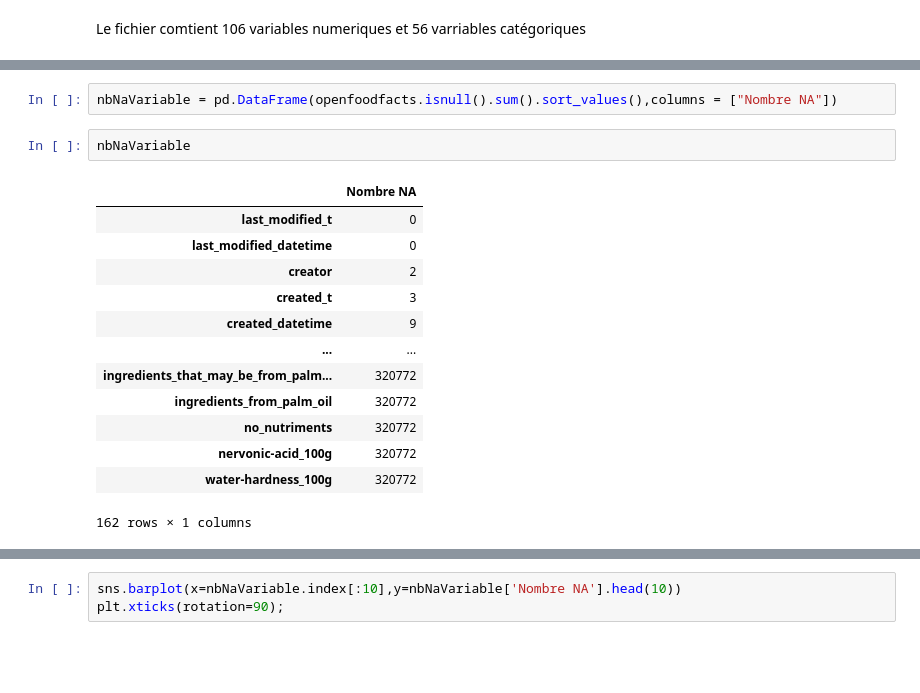
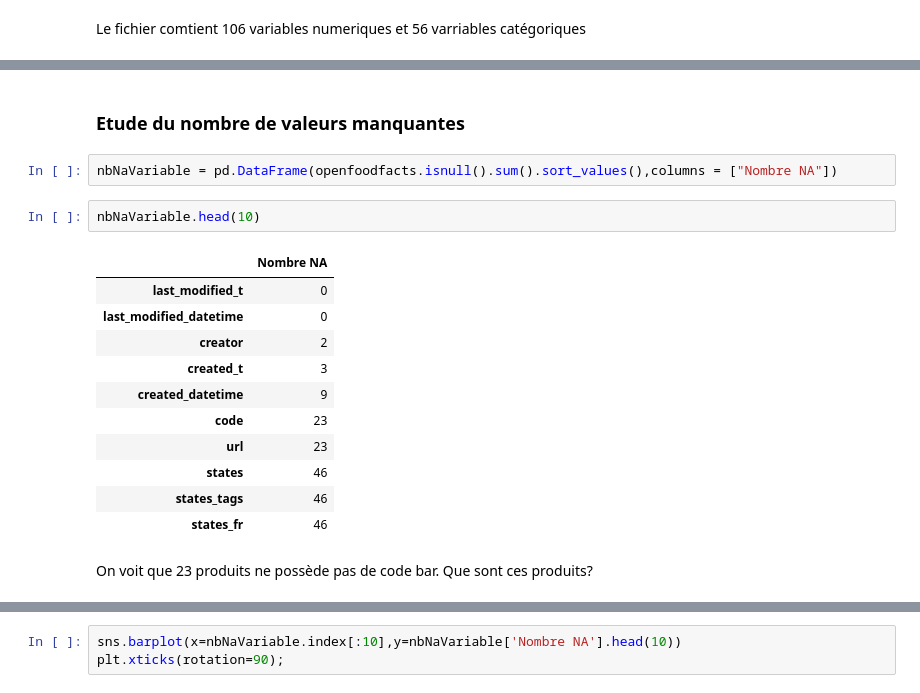
Before and after one commit to kevin-EK/Concevez-une-application-au-service-de-la-sant-publique, a Jupyter notebook: P3 Brouillon traitement data.ipynb, the cells around one changed output, grey strips where cells are left out. Cells and saved outputs as stored; diff of their text form; blank space fills up the shorter version.

Commit message:
Etude type de données

```diff
--- a/P3 Brouillon traitement data.ipynb
+++ b/P3 Brouillon traitement data.ipynb
@@ -73,18 +73,20 @@ nbLigne, nbCol
+# %% [markdown]
+### Etude du nombre de valeurs manquantes
 # %%
 nbNaVariable = pd.DataFrame(openfoodfacts.isnull().sum().sort_values(),columns = ["Nombre NA"])
 # %%
-nbNaVariable
+nbNaVariable.head(10)
 # %% [output]
 |  | Nombre NA |
 | last_modified_t | 0 |
 | last_modified_datetime | 0 |
 | creator | 2 |
 | created_t | 3 |
 | created_datetime | 9 |
-| ... | ... |
-| ingredients_that_may_be_from_palm... | 320772 |
-| ingredients_from_palm_oil | 320772 |
-| no_nutriments | 320772 |
-| nervonic-acid_100g | 320772 |
-| water-hardness_100g | 320772 |
+| code | 23 |
+| url | 23 |
+| states | 46 |
+| states_tags | 46 |
+| states_fr | 46 |
-162 rows × 1 columns
+# %% [markdown]
+On voit que 23 produits ne possède pas de code bar. Que sont ces produits?
```
Also changed, not shown: parts of 224 cells of this notebook, 1 other file.
